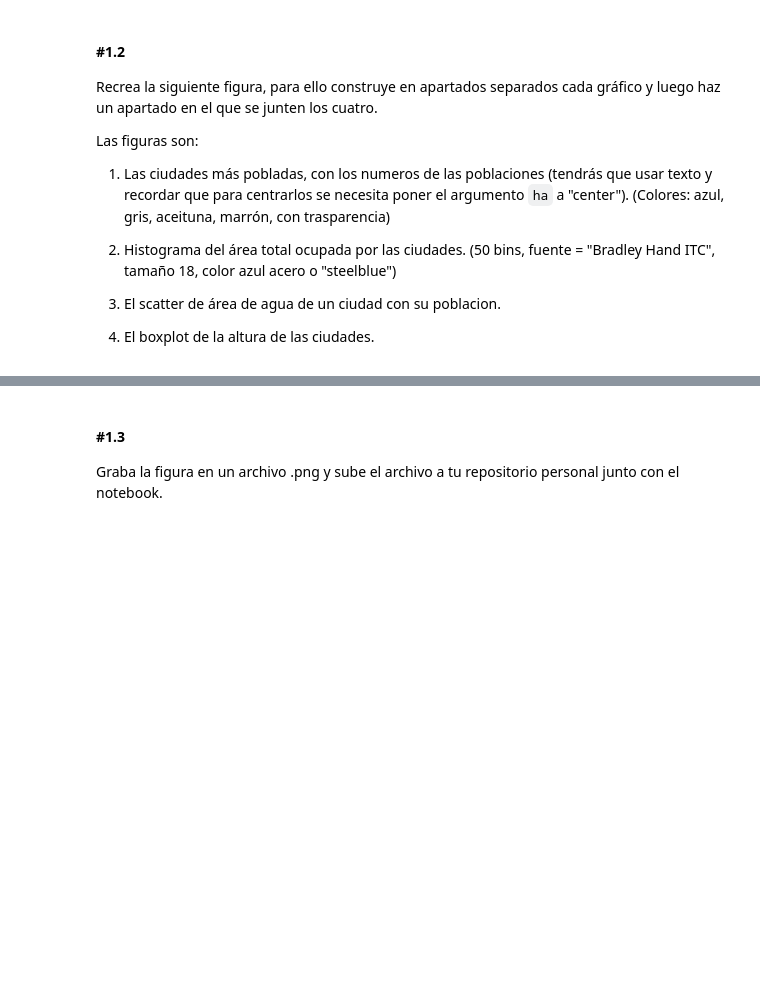
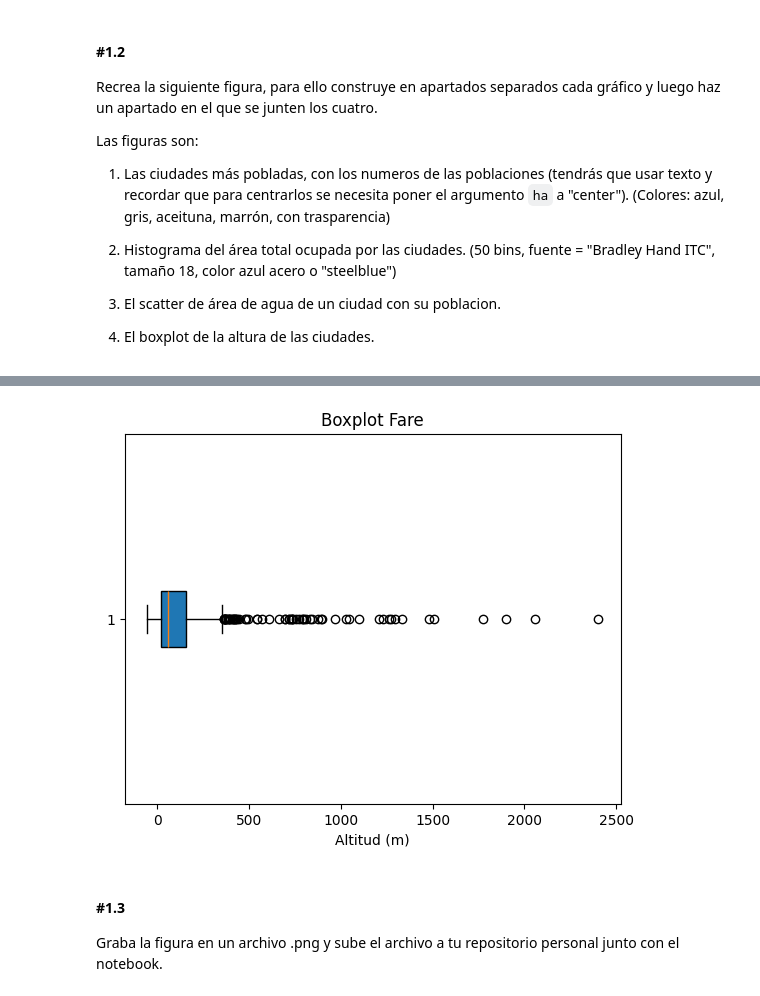
Before and after one commit to sergidelacruz/DS-online-Sergi, a Jupyter notebook: 03_Data_Analysis/Sprint_08/Unidad_01_Visualizacion_Basica_Matplotlib/03_Practica_Obligatoria/18_Practica_Obligatoria_Visualizacion_Basica.ipynb, the cells around one changed output, grey strips where cells are left out. Saved outputs shown, nothing was run; the diff lists cells and outputs as text; code cells hidden in the pictures; blank space fills up the shorter version.

```diff
--- a/03_Data_Analysis/Sprint_08/Unidad_01_Visualizacion_Basica_Matplotlib/03_Practica_Obligatoria/18_Practica_Obligatoria_Visualizacion_Basica.ipynb
+++ b/03_Data_Analysis/Sprint_08/Unidad_01_Visualizacion_Basica_Matplotlib/03_Practica_Obligatoria/18_Practica_Obligatoria_Visualizacion_Basica.ipynb
@@ -35,3 +174,9 @@ Las figuras son:
+# %%
+plt.boxplot(df.elevation_m, whis = 1.5, patch_artist=True, vert=False);
+plt.title("Boxplot Fare")
+plt.xlabel("Altitud (m)");
+# %% [output]
+[figure, added]
 # %% [markdown]
 #### #1.3
 
```
Also changed, not shown: parts of 12 cells of this notebook.
